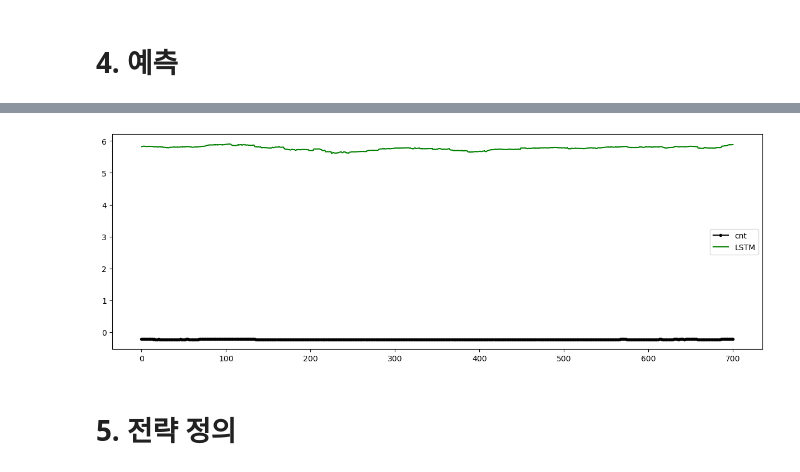
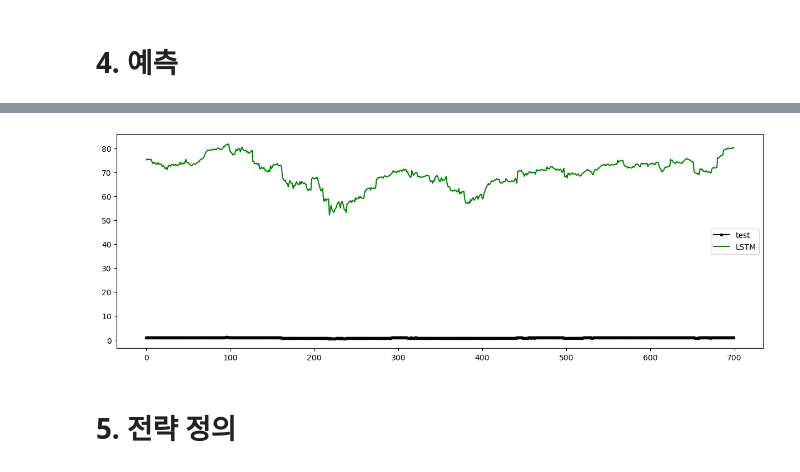
Before and after one commit to viola2002/dartb, a Jupyter notebook: study_group/2024_Autumn_FinancialDataAnalysis/Time Series Backtesting.ipynb, the cells around one changed output, grey strips where cells are left out. Cells and saved outputs as stored; diff of their text form; code cells hidden in the pictures.

```diff
--- a/study_group/2024_Autumn_FinancialDataAnalysis/Time Series Backtesting.ipynb
+++ b/study_group/2024_Autumn_FinancialDataAnalysis/Time Series Backtesting.ipynb
@@ -109,5 +109,5 @@ X_train.shape
 # %%
 # 훈련 데이터를 기준으로 검증 데이터를 동일한 스케일로 변환
-inputs = sc.transform(test)
+inputs = sc.transform(test.reshape(-1,1))
 inputs.shape
 # %% [output]
@@ -162,11 +162,11 @@ lstm_pred = sc.inverse_transform(lstm_pred)
 # %%
 plt.figure(figsize=(15, 5))
-plt.plot(y_test, marker='.', label='cnt', color='black')
+plt.plot(y_test, marker='.', label='test', color='black')
 plt.plot(lstm_pred, marker=',', label='LSTM', color='green')
 plt.legend()
 plt.show()
 # %% [output]
-[figure, old version]
+[figure, new version]
 # %% [markdown]
 # 5. 전략 정의
 # %% [markdown]
```
Also changed, not shown: parts of 14 cells of this notebook.
